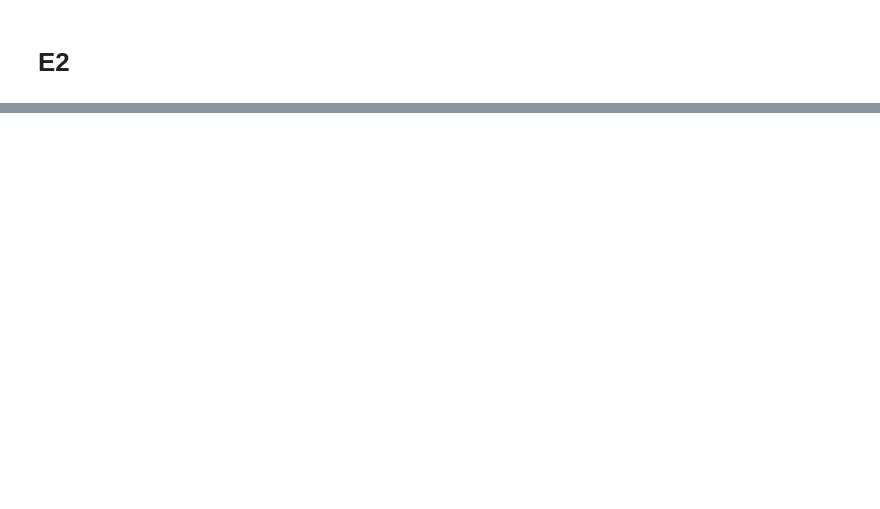
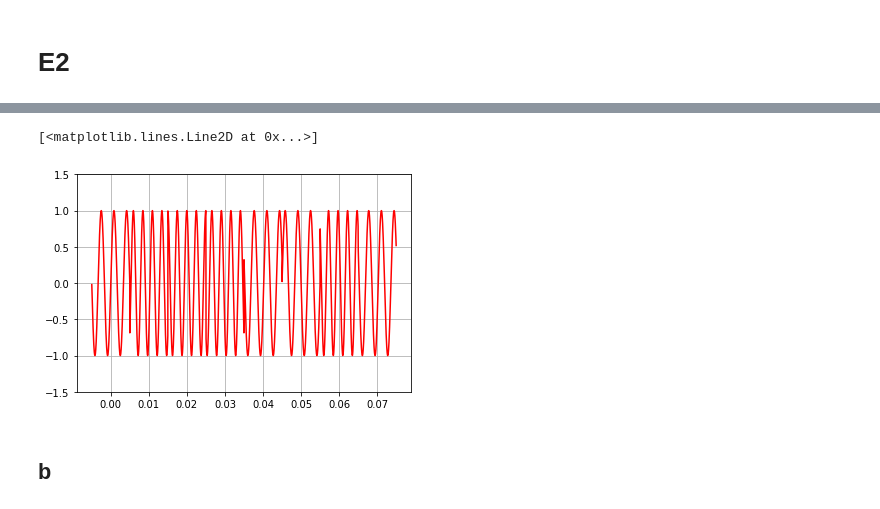
Before and after one commit to rafaelmcam/PeterMathysCommunicationsLab, a Jupyter notebook: Lab8/Lab8.ipynb, the cells around one changed output, grey strips where cells are left out. Cells and saved outputs as stored; diff of their text form; code cells hidden in the pictures; blank space fills up the shorter version.

```diff
--- a/Lab8/Lab8.ipynb
+++ b/Lab8/Lab8.ipynb
@@ -547,0 +592,11 @@ Montamos o esquemático fornecido no material, substituindo o "RTL-SOURCE" pelo
+# %%
+sig_xt = ModuleLab8.fskxmtr(M = 2, sig_dn = dn, Fs = 44100, ptype = 'rect', pparms = [], xtype = 'fixed_noncoh', fcparms = [[300, 400], [270, 225, 4, 135, 250, 90, 40, 240]])
+# %%
+plt.ylim([-1.5, 1.5])
+plt.grid()
+plt.plot(sig_xt.timeAxis(), sig_xt.signal(), color = "red")
+# %% [output]
+[<matplotlib.lines.Line2D at 0x...>]
+[figure, added]
+# %% [markdown]
+## b
```
Also changed, not shown: parts of 36 cells of this notebook, 1 other file.
